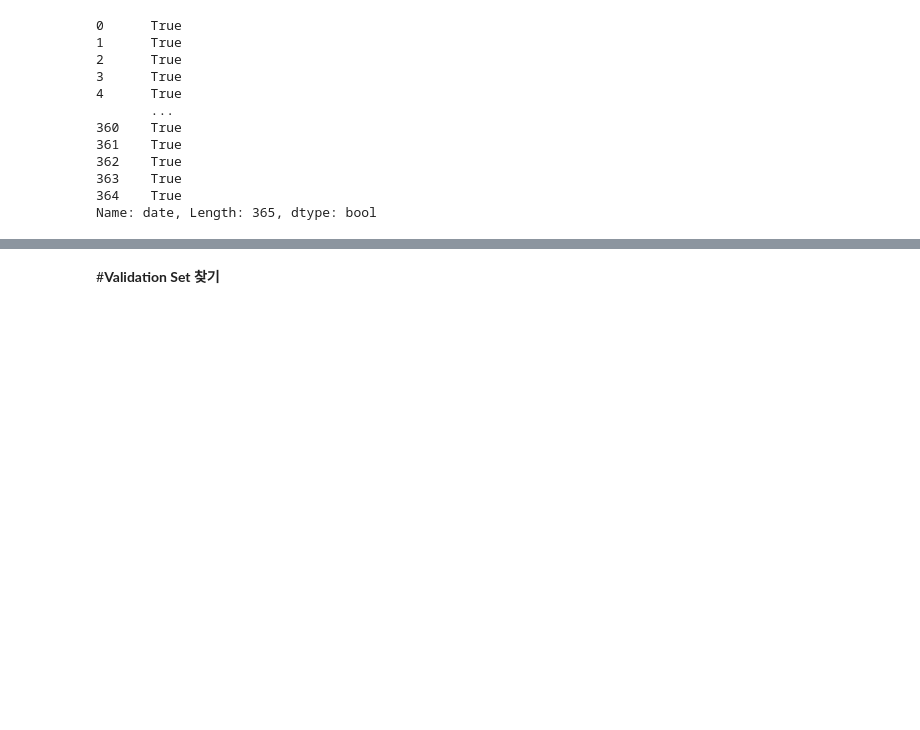
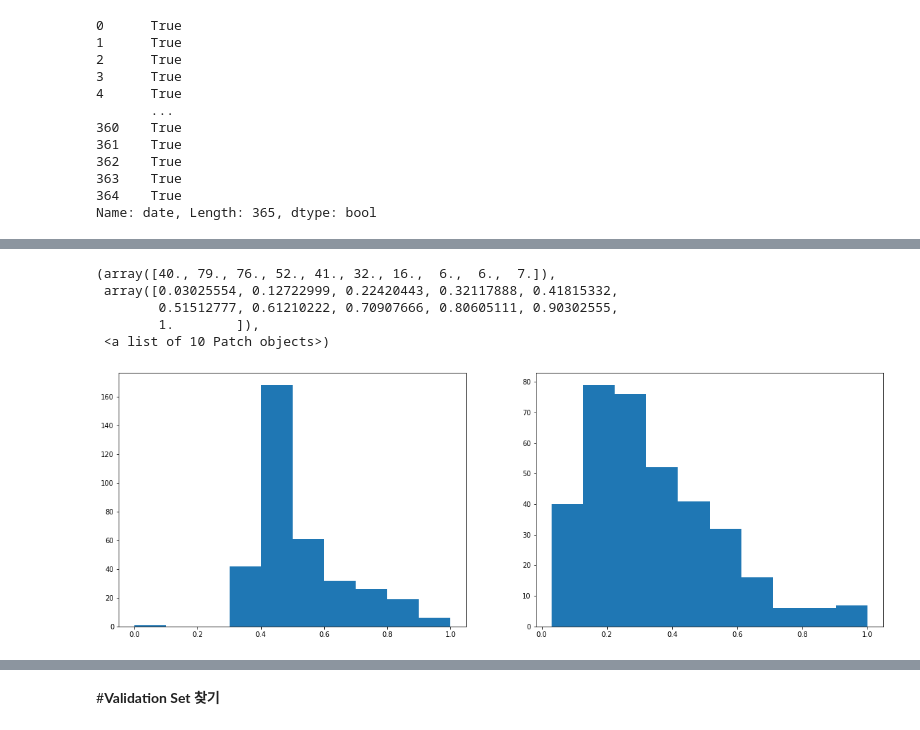
Before and after one commit to HWANG-HOE-SUN/bigcon, a Jupyter notebook: BigCon1.ipynb, the cells around one changed output, grey strips where cells are left out. Saved outputs shown, nothing was run; the diff lists cells and outputs as text; code cells hidden in the pictures; blank space fills up the shorter version.

```diff
--- a/BigCon1.ipynb
+++ b/BigCon1.ipynb
@@ -641,4 +1005,4 @@ naver['date'].isin(real_sell_date) # real_sell_date에 해당되는 날짜만 bo
 364    True
 Name: date, Length: 365, dtype: bool
 # %%
-naver[naver['date'].isin(real_sell_date)]
+naver = naver[naver['date'].isin(real_sell_date)] #naver데이터 수정(의류쪽과 비교 위함)
@@ -663,0 +1009,4 @@ naver[naver['date'].isin(real_sell_date)]
+# %%
+New_grouped_day_item = New_data.groupby(['상품군','DATE']).sum()
+New_grouped_day_item = pd.DataFrame(New_grouped_day_item.xs('의류')['취급액'])
+New_grouped_day_item
@@ -663,0 +1028,21 @@ naver[naver['date'].isin(real_sell_date)]
+# %%
+#아래의 과정을 위한 naver자료 전처리
+naver.index = naver['date']
+del naver['date']
+# %%
+from sklearn.preprocessing import MinMaxScaler
+minmax_scaler = MinMaxScaler()
+compare_shop = minmax_scaler.fit_transform(New_grouped_day_item)
+compare_naver = minmax_scaler.fit_transform(naver)
+compare_naver,compare_shop
+# %%
+plt.rcParams['figure.figsize'] = (20,15)
+plt.subplot(221);plt.hist(compare_naver, bins=10)
+plt.subplot(222);plt.hist(compare_shop,bins=10)
+# %% [output]
+(array([40., 79., 76., 52., 41., 32., 16.,  6.,  6.,  7.]),
+ array([0.03025554, 0.12722999, 0.22420443, 0.32117888, 0.41815332,
+        0.51512777, 0.61210222, 0.70907666, 0.80605111, 0.90302555,
+        1.        ]),
+ <a list of 10 Patch objects>)
+[figure, added]
```
Also changed, not shown: parts of 108 cells of this notebook.
